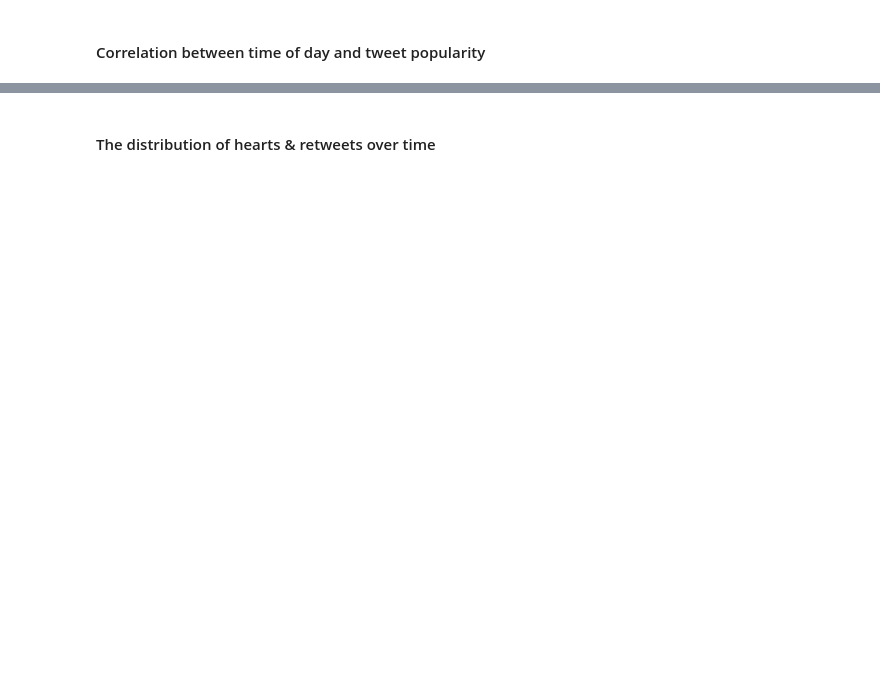
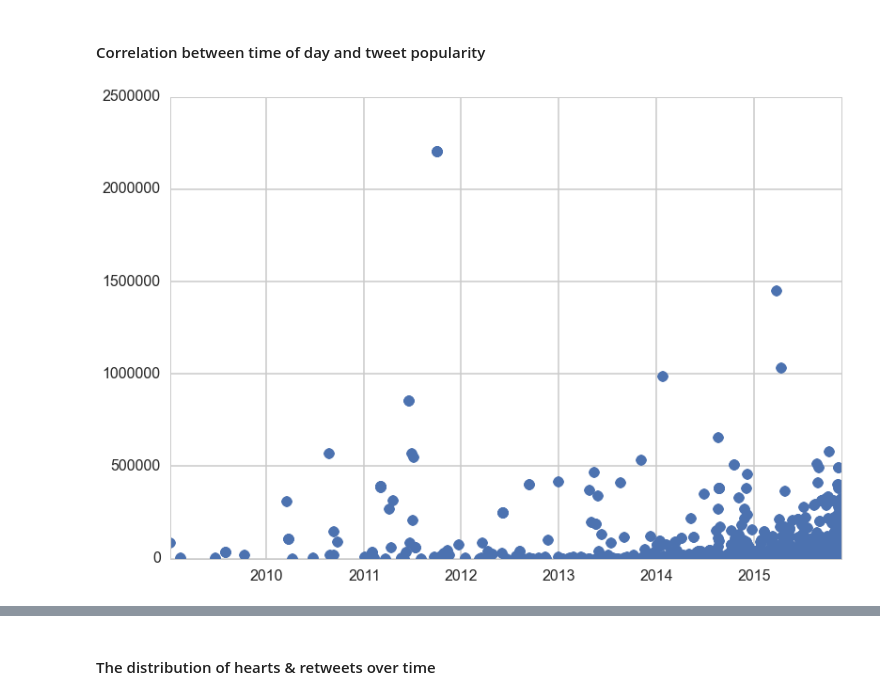
Before and after one commit to belindazeng/goingviral, a Jupyter notebook: goingviral.ipynb, the cells around one changed output, grey strips where cells are left out. Cells and saved outputs as stored; diff of their text form; code cells hidden in the pictures; blank space fills up the shorter version.

```diff
--- a/goingviral.ipynb
+++ b/goingviral.ipynb
@@ -550,2 +696,7 @@ print str(countryfrac)+" of tweets in the sample are geo-tagged with a country."
 # %% [markdown]
 #### Correlation between time of day and tweet popularity
+# %%
+plt.plot_date(date_objects, popularity)
+plt.show()
+# %% [output]
+[figure, added]
```
Also changed, not shown: parts of 19 cells of this notebook, 1 other file.
